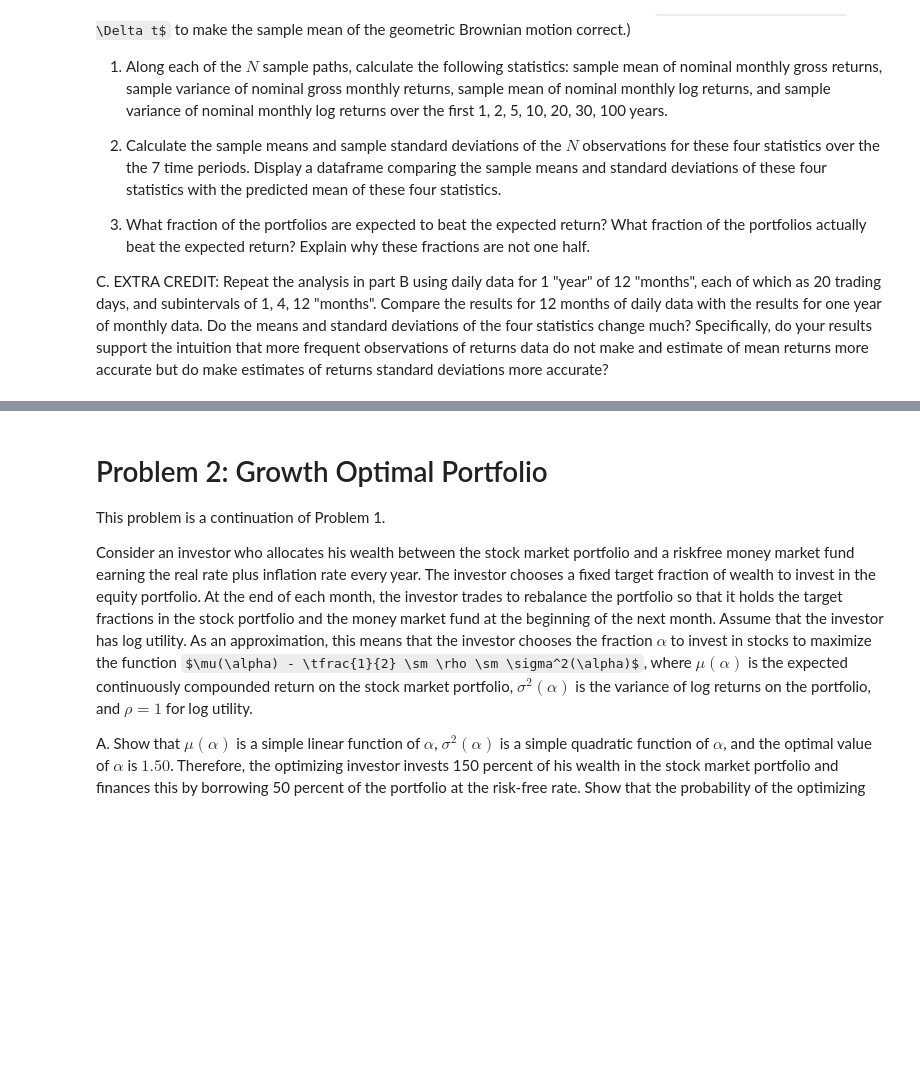
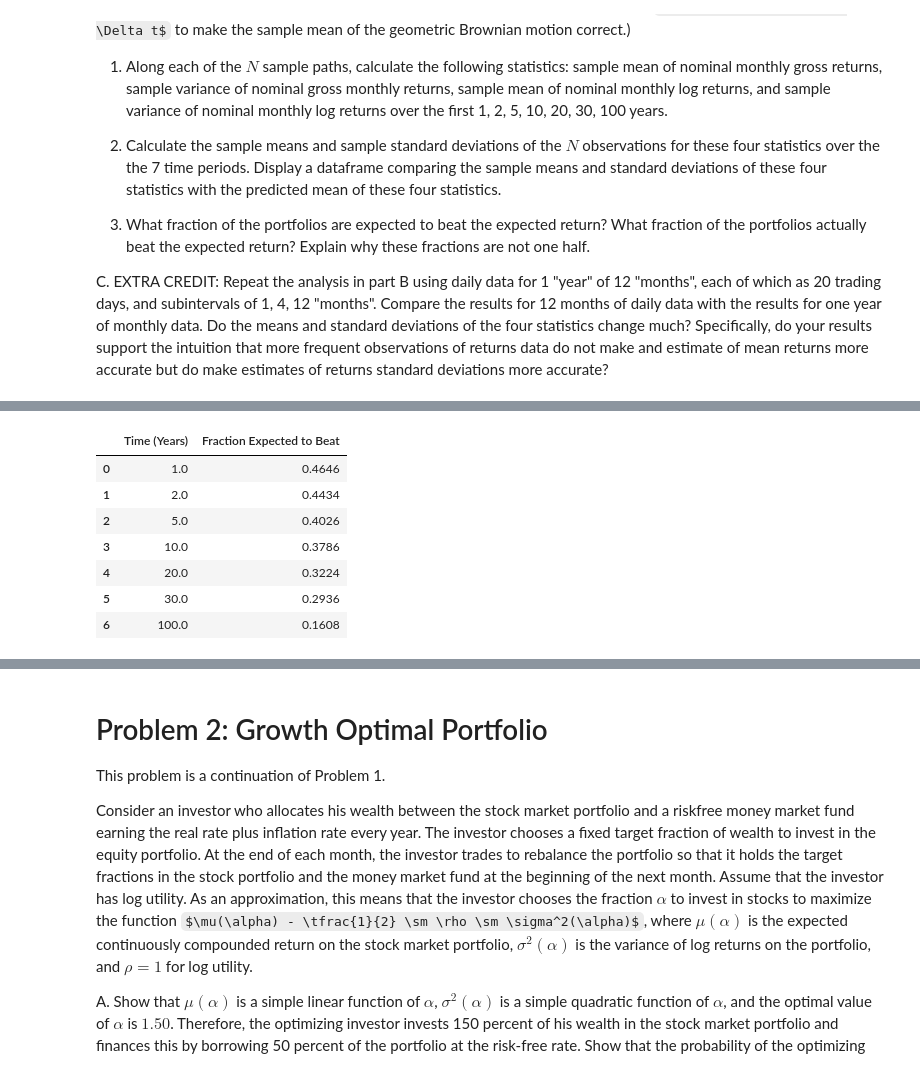
Before and after one commit to pathmarkoak/bufn400, a Jupyter notebook: Homeworks/Homework 4/BUFN400-bhw04-GBM-log-utiity-02-QUESTIONS.ipynb, the cells around one changed output, grey strips where cells are left out. Cells and saved outputs as stored; diff of their text form; code cells hidden in the pictures; some formulas as TeX source; blank space fills up the shorter version.

```diff
--- a/Homeworks/Homework 4/BUFN400-bhw04-GBM-log-utiity-02-QUESTIONS.ipynb
+++ b/Homeworks/Homework 4/BUFN400-bhw04-GBM-log-utiity-02-QUESTIONS.ipynb
@@ -37,0 +149,33 @@ C. EXTRA CREDIT: Repeat the analysis in part B using daily data for 1 "year" of
+# %%
+# Calculate portfolio value
+def portfolio_val(paths, period):
+    return paths[period - 1]
+
+# Time periods
+months = np.array([12, 24, 60, 120, 240, 360, 1200])
+years = months / 12
+expected = []
+
+# Computing fractions
+for y, m in zip(years, months):
+    expected_growth = calculate_expected_nominal(mu_nominal * dt, m)
+    actual_growth = portfolio_val(paths, m)
+
+    fraction_expected = np.mean(actual_growth > expected_growth)
+    expected.append(fraction_expected)
+
+fractions = pd.DataFrame({
+    'Time (Years)': years,
+    'Fraction Expected to Beat': expected,
+})
+
+fractions
+# %% [output]
+|  | Time (Years) | Fraction Expected to Beat |
+| 0 | 1.0 | 0.4646 |
+| 1 | 2.0 | 0.4434 |
+| 2 | 5.0 | 0.4026 |
+| 3 | 10.0 | 0.3786 |
+| 4 | 20.0 | 0.3224 |
+| 5 | 30.0 | 0.2936 |
+| 6 | 100.0 | 0.1608 |
```
Also changed, not shown: parts of 12 cells of this notebook.
